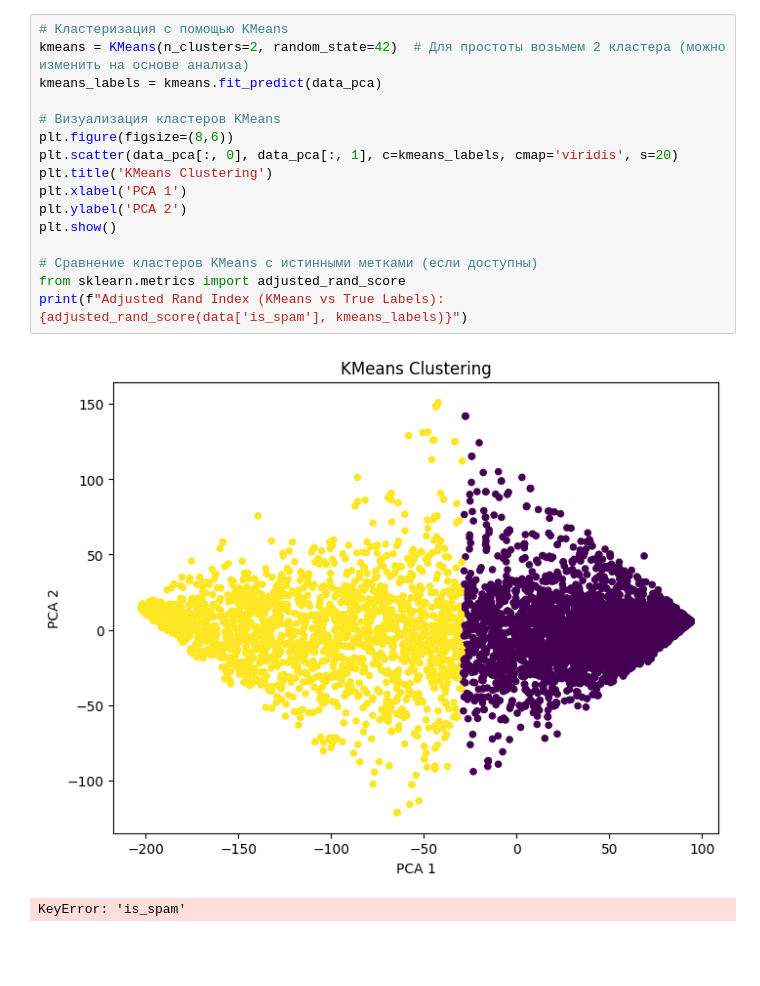
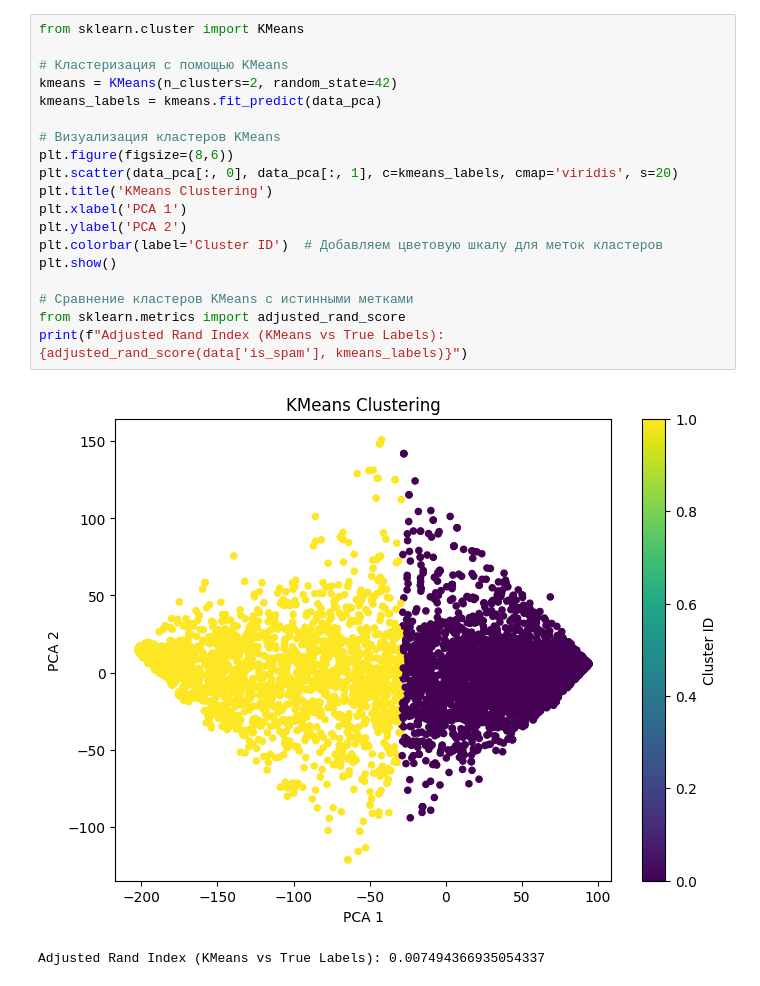
Before and after one commit to GSlIcKeR/MLearning_HW, a Jupyter notebook: MLHW2.ipynb, the cells around one changed output. Cells and saved outputs as stored; diff of their text form; blank space fills up the shorter version.

```diff
--- a/MLHW2.ipynb
+++ b/MLHW2.ipynb
@@ -35,22 +44,25 @@ plt.show()
 # %%
+from sklearn.cluster import KMeans
+
 # Кластеризация с помощью KMeans
-kmeans = KMeans(n_clusters=2, random_state=42)  # Для простоты возьмем 2 кластера (можно изменить на основе анализа)
+kmeans = KMeans(n_clusters=2, random_state=42)
 kmeans_labels = kmeans.fit_predict(data_pca)
 
 # Визуализация кластеров KMeans
 plt.figure(figsize=(8,6))
 plt.scatter(data_pca[:, 0], data_pca[:, 1], c=kmeans_labels, cmap='viridis', s=20)
 plt.title('KMeans Clustering')
 plt.xlabel('PCA 1')
 plt.ylabel('PCA 2')
+plt.colorbar(label='Cluster ID')  # Добавляем цветовую шкалу для меток кластеров
 plt.show()
 
-# Сравнение кластеров KMeans с истинными метками (если доступны)
+# Сравнение кластеров KMeans с истинными метками
 from sklearn.metrics import adjusted_rand_score
 print(f"Adjusted Rand Index (KMeans vs True Labels): {adjusted_rand_score(data['is_spam'], kmeans_labels)}")
 # %% [output]
-[figure, old version]
+[figure, new version]
-KeyError: 'is_spam'
+Adjusted Rand Index (KMeans vs True Labels): 0.007494366935054337
 # %%
 # Кластеризация с помощью DBSCAN
 dbscan = DBSCAN(eps=0.5, min_samples=5)  # Параметры могут быть настроены в зависимости от данных
```
Also changed, not shown: parts of 4 cells of this notebook.
